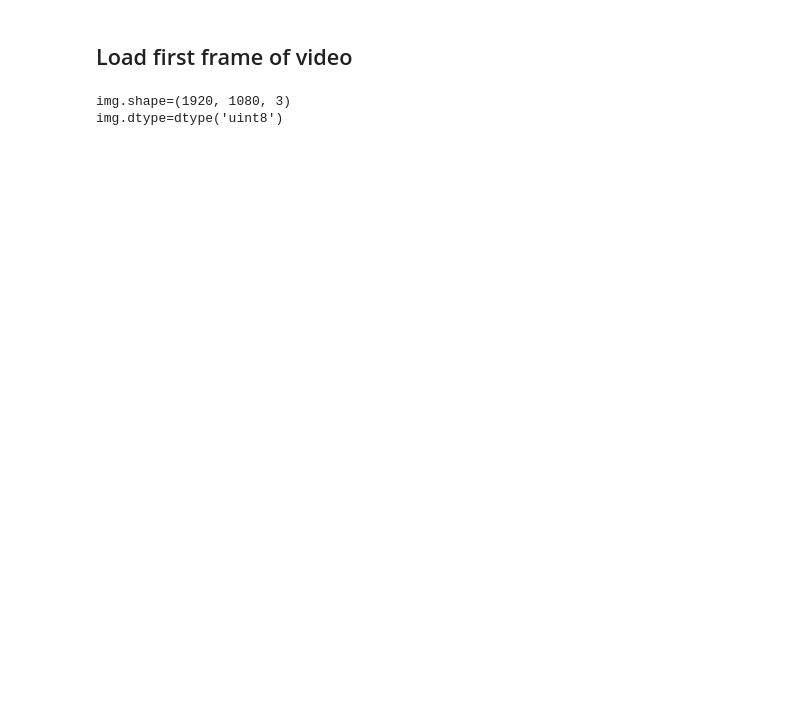
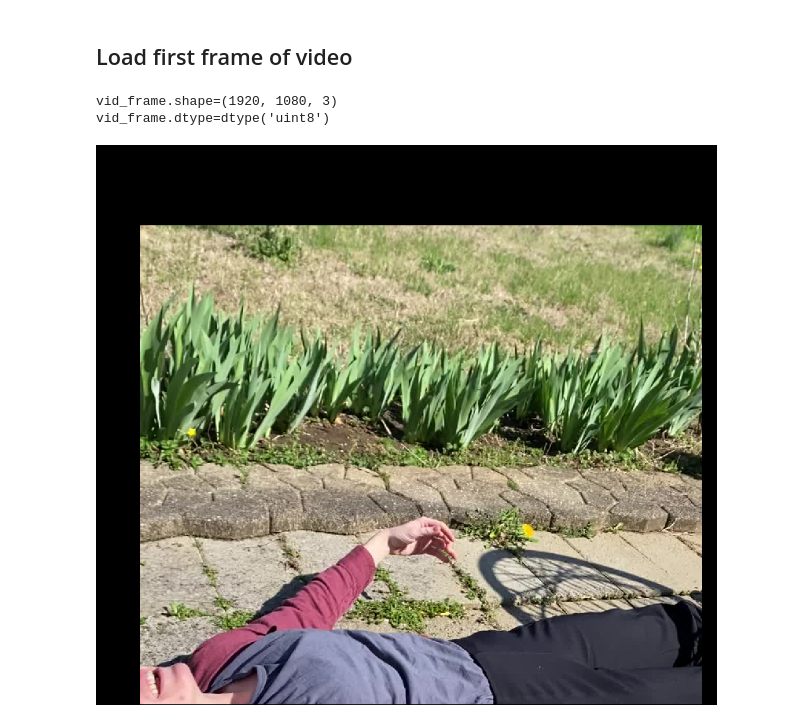
Before and after one commit to GusBusDraws/archipelago-music-video, a Jupyter notebook: nbs/01-pinkify.ipynb, the cells around one changed output. Drawn from its saved outputs; the diff is of its cells as text; code cells hidden in the pictures; blank space fills up the shorter version.

Commit message:
rescale image and intensity

```diff
--- a/nbs/01-pinkify.ipynb
+++ b/nbs/01-pinkify.ipynb
@@ -63,10 +64,13 @@ pink_h_rgb.dtype=dtype('uint8')
 # %% [markdown]
 ## Load first frame of video
 # %%
-img_path = Path(project_dir / 'videos/mc-laying/images/mc-laying-001.jpg')
-img = iio.imread(img_path)
-print(f'{img.shape=}')
-print(f'{img.dtype=}')
+vid_frame_path = Path(project_dir / 'videos/mc-laying/frames/mc-laying-001.jpg')
+vid_frame = iio.imread(vid_frame_path)
+print(f'{vid_frame.shape=}')
+print(f'{vid_frame.dtype=}')
+viewer.add_image(vid_frame)
+napari.utils.nbscreenshot(viewer, canvas_only=True)
 # %% [output]
-img.shape=(1920, 1080, 3)
-img.dtype=dtype('uint8')
+vid_frame.shape=(1920, 1080, 3)
+vid_frame.dtype=dtype('uint8')
+[figure, added]
```
Also changed, not shown: parts of 16 cells of this notebook.
